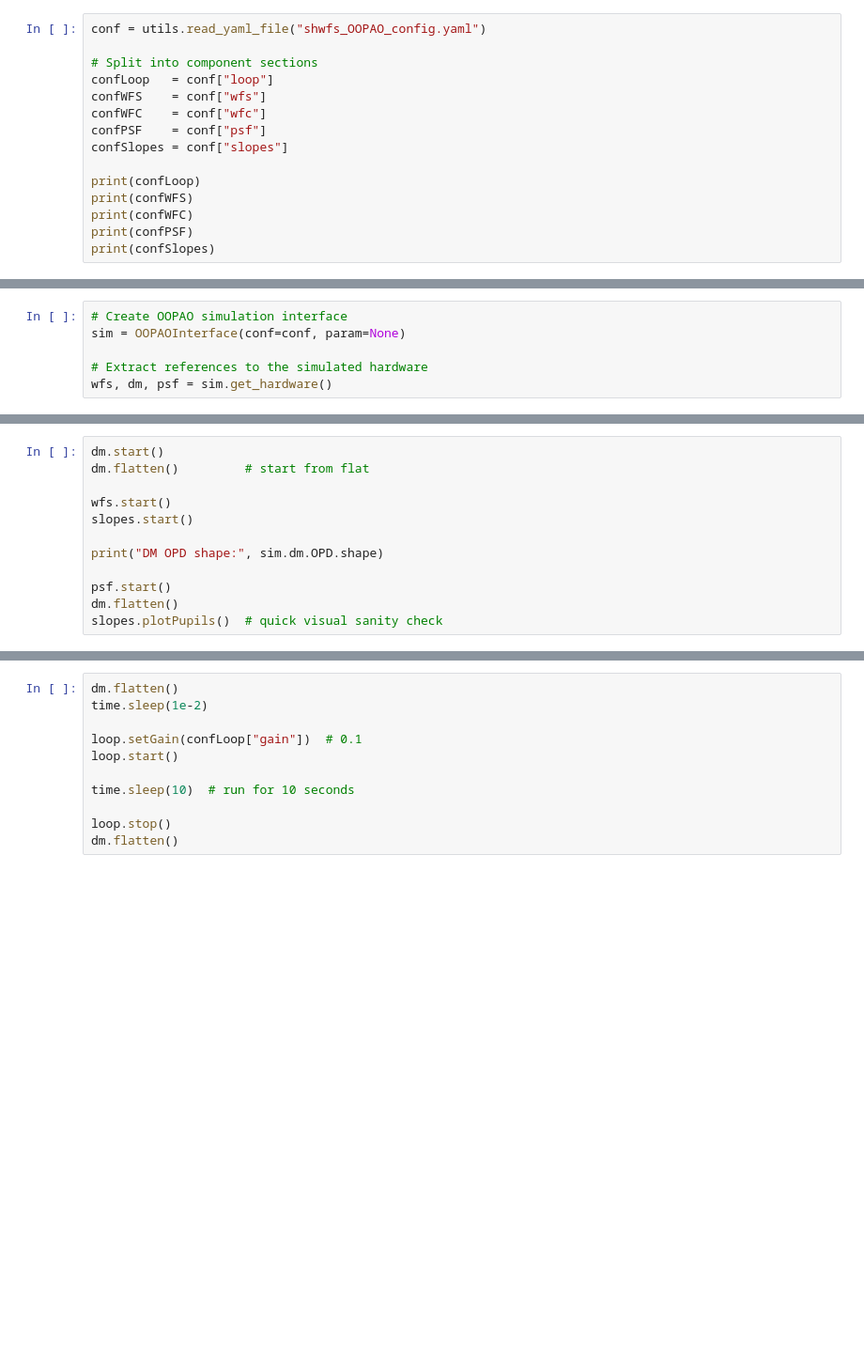
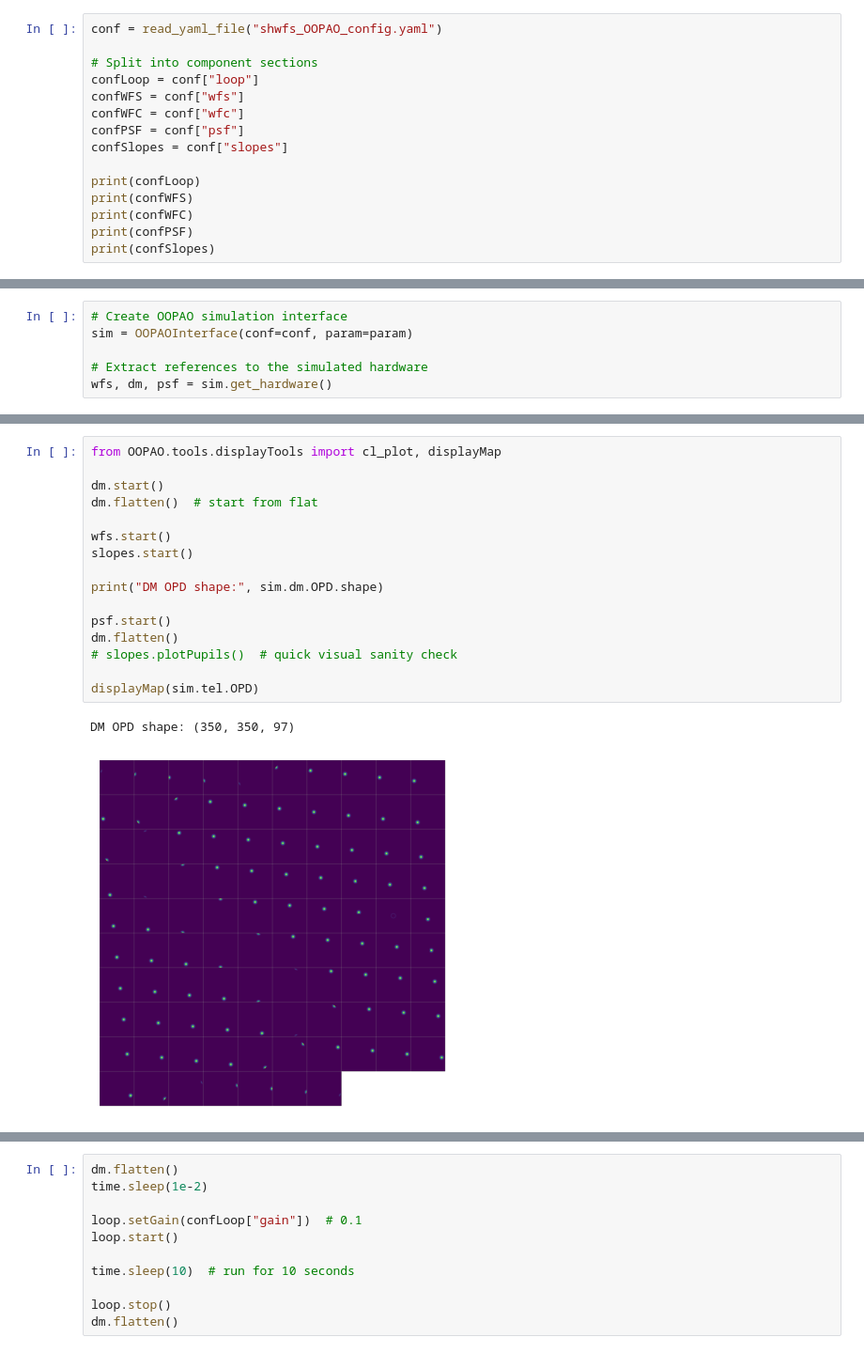
Before and after one commit to jacotay7/pyRTC, a Jupyter notebook: examples/scao/shwfs_example_OOPAO.ipynb, the cells around one changed output, grey strips where cells are left out. Shown at 94% size. Drawn from its saved outputs; the diff is of its cells as text; blank space fills up the shorter version.

```diff
--- a/examples/scao/shwfs_example_OOPAO.ipynb
+++ b/examples/scao/shwfs_example_OOPAO.ipynb
@@ -9,11 +18,11 @@ from pyRTC.hardware.OOPAOInterface import OOPAOInterface
 # %%
-conf = utils.read_yaml_file("shwfs_OOPAO_config.yaml")
+conf = read_yaml_file("shwfs_OOPAO_config.yaml")
 
 # Split into component sections
-confLoop   = conf["loop"]
-confWFS    = conf["wfs"]
-confWFC    = conf["wfc"]
-confPSF    = conf["psf"]
+confLoop = conf["loop"]
+confWFS = conf["wfs"]
+confWFC = conf["wfc"]
+confPSF = conf["psf"]
 confSlopes = conf["slopes"]
 
 print(confLoop)
@@ -47,6 +165,6 @@ KeyError: '/psfLong_gpu_handle'
 # %%
 # Create OOPAO simulation interface
-sim = OOPAOInterface(conf=conf, param=None)
+sim = OOPAOInterface(conf=conf, param=param)
 
 # Extract references to the simulated hardware
 wfs, dm, psf = sim.get_hardware()
@@ -64,12 +261,19 @@ loop   = Loop(conf=confLoop)
 # %%
+from OOPAO.tools.displayTools import cl_plot, displayMap
+
 dm.start()
-dm.flatten()         # start from flat
+dm.flatten()  # start from flat
 
 wfs.start()
 slopes.start()
 
 print("DM OPD shape:", sim.dm.OPD.shape)
 
 psf.start()
 dm.flatten()
-slopes.plotPupils()  # quick visual sanity check
+# slopes.plotPupils()  # quick visual sanity check
+
+displayMap(sim.tel.OPD)
+# %% [output]
+DM OPD shape: (350, 350, 97)
+[figure, added]
```
Also changed, not shown: parts of 11 cells of this notebook, 6 other files.
